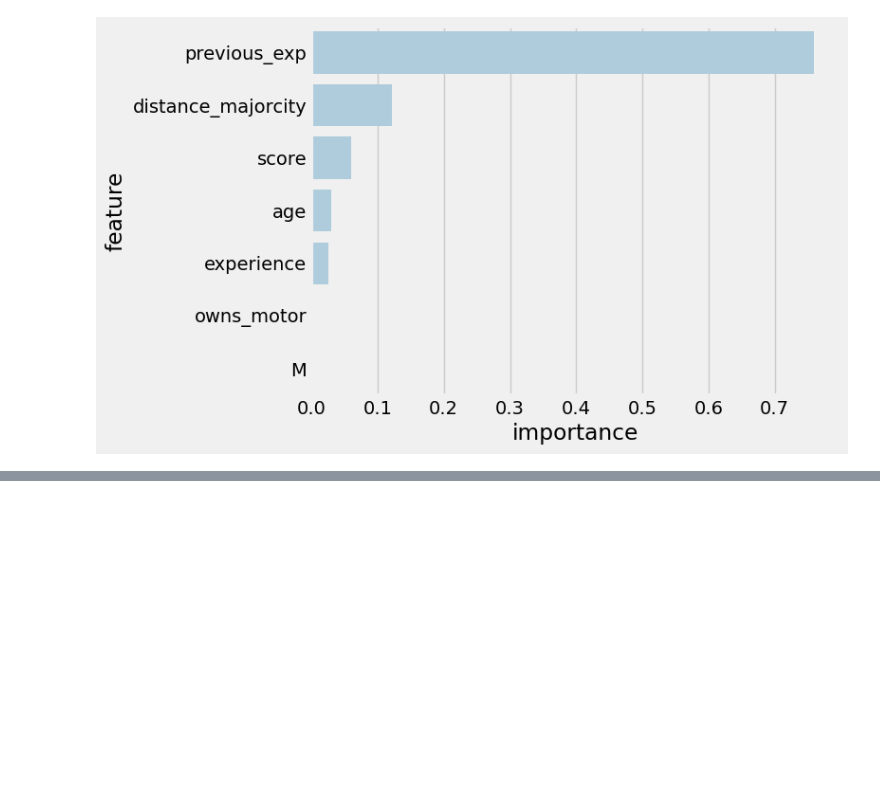
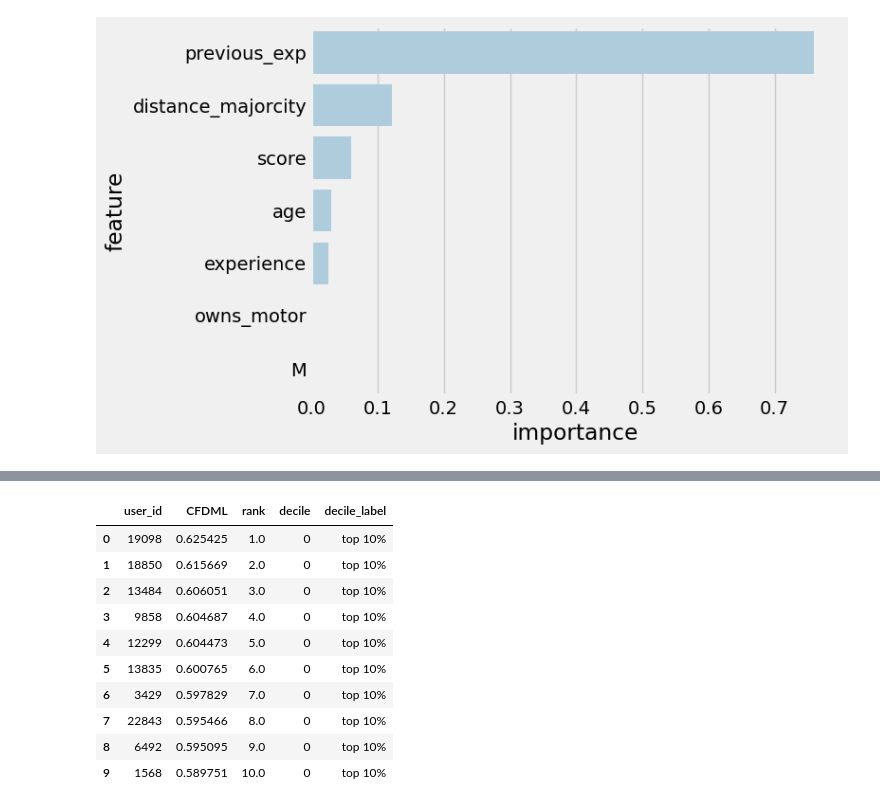
Before and after one commit to simonbrewer/GEOG6960_Causal, a Jupyter notebook: GEOG6960_Week12.ipynb, the cells around one changed output, grey strips where cells are left out. Saved outputs shown, nothing was run; the diff lists cells and outputs as text; code cells hidden in the pictures; blank space fills up the shorter version.

```diff
--- a/GEOG6960_Week12.ipynb
+++ b/GEOG6960_Week12.ipynb
@@ -370,0 +396,7 @@ shap.summary_plot(shap_values['placement']['treatment_1'], plot_type='violin')
+# %%
+# Sort the uplift_results DataFrame by 'uplift' in descending order
+uplift_results_sorted = uplift_results.sort_values(by='CFDML', ascending=False).reset_index(drop=True)
+
+# Print the customer list
+print("Customer List Sorted by Uplift:")
+display(uplift_results_sorted[['user_id', 'CFDML']].head(10))
@@ -370,0 +416,25 @@ shap.summary_plot(shap_values['placement']['treatment_1'], plot_type='violin')
+# %%
+# Calculate Rank and Decile Label
+uplift_results_sorted['rank'] = uplift_results_sorted['CFDML'].rank(method='first', ascending=False)
+uplift_results_sorted['decile'] = pd.qcut(uplift_results_sorted['rank'], 10, labels=False)
+
+decile_labels = [
+    "top 10%", "top 10%-20%", "top 20%-30%", "top 30%-40%", "top 40%-50%",
+    "top 50%-60%", "top 60%-70%", "top 70%-80%", "top 80%-90%", "bottom 10%"
+]
+
+column_order = ['user_id', 'CFDML', 'rank', 'decile', 'decile_label']
+uplift_results_sorted['decile_label'] = uplift_results_sorted['decile'].map(lambda x: decile_labels[x])
+display(uplift_results_sorted[column_order].head(10))
+# %% [output]
+|  | user_id | CFDML | rank | decile | decile_label |
+| 0 | 19098 | 0.625425 | 1.0 | 0 | top 10% |
+| 1 | 18850 | 0.615669 | 2.0 | 0 | top 10% |
+| 2 | 13484 | 0.606051 | 3.0 | 0 | top 10% |
+| 3 | 9858 | 0.604687 | 4.0 | 0 | top 10% |
+| 4 | 12299 | 0.604473 | 5.0 | 0 | top 10% |
+| 5 | 13835 | 0.600765 | 6.0 | 0 | top 10% |
+| 6 | 3429 | 0.597829 | 7.0 | 0 | top 10% |
+| 7 | 22843 | 0.595466 | 8.0 | 0 | top 10% |
+| 8 | 6492 | 0.595095 | 9.0 | 0 | top 10% |
+| 9 | 1568 | 0.589751 | 10.0 | 0 | top 10% |
```
Also changed, not shown: parts of 19 cells of this notebook.
